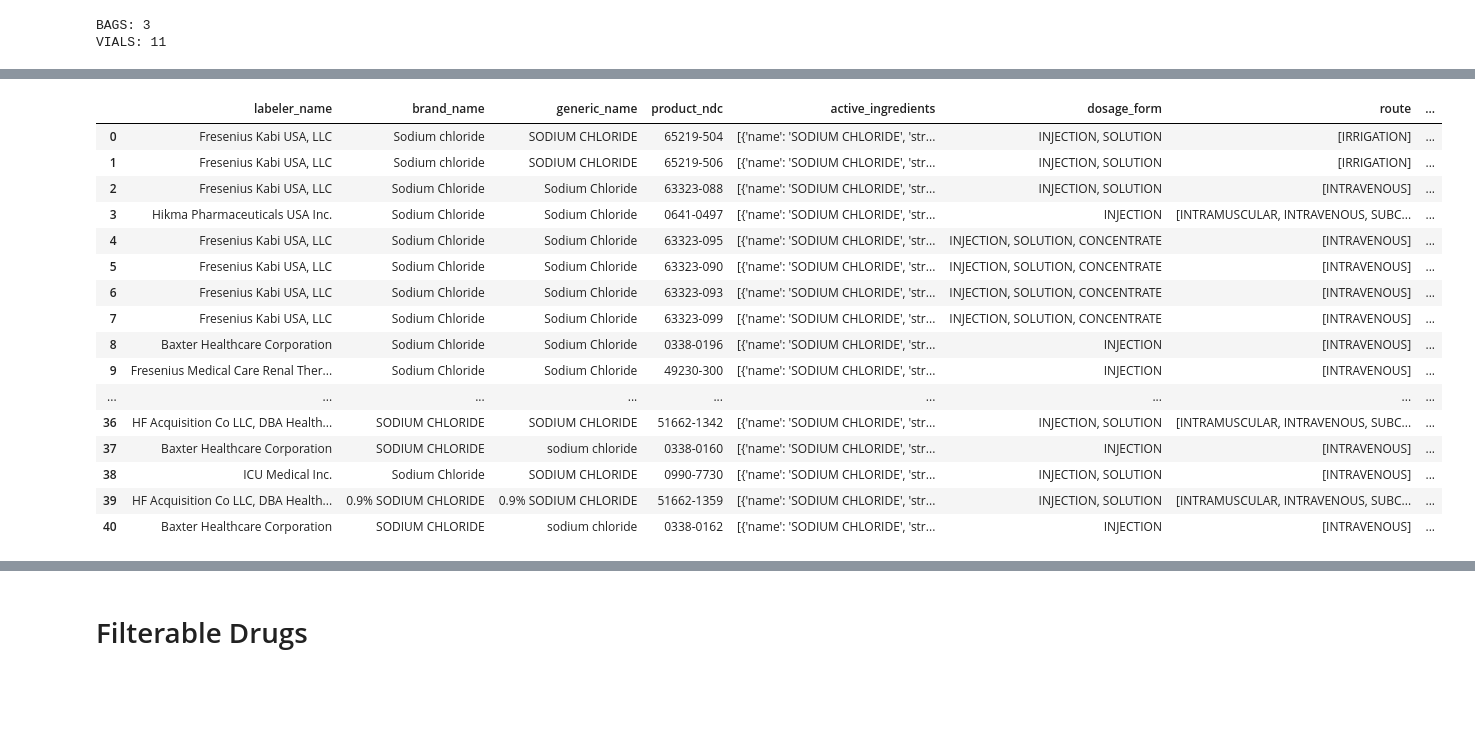
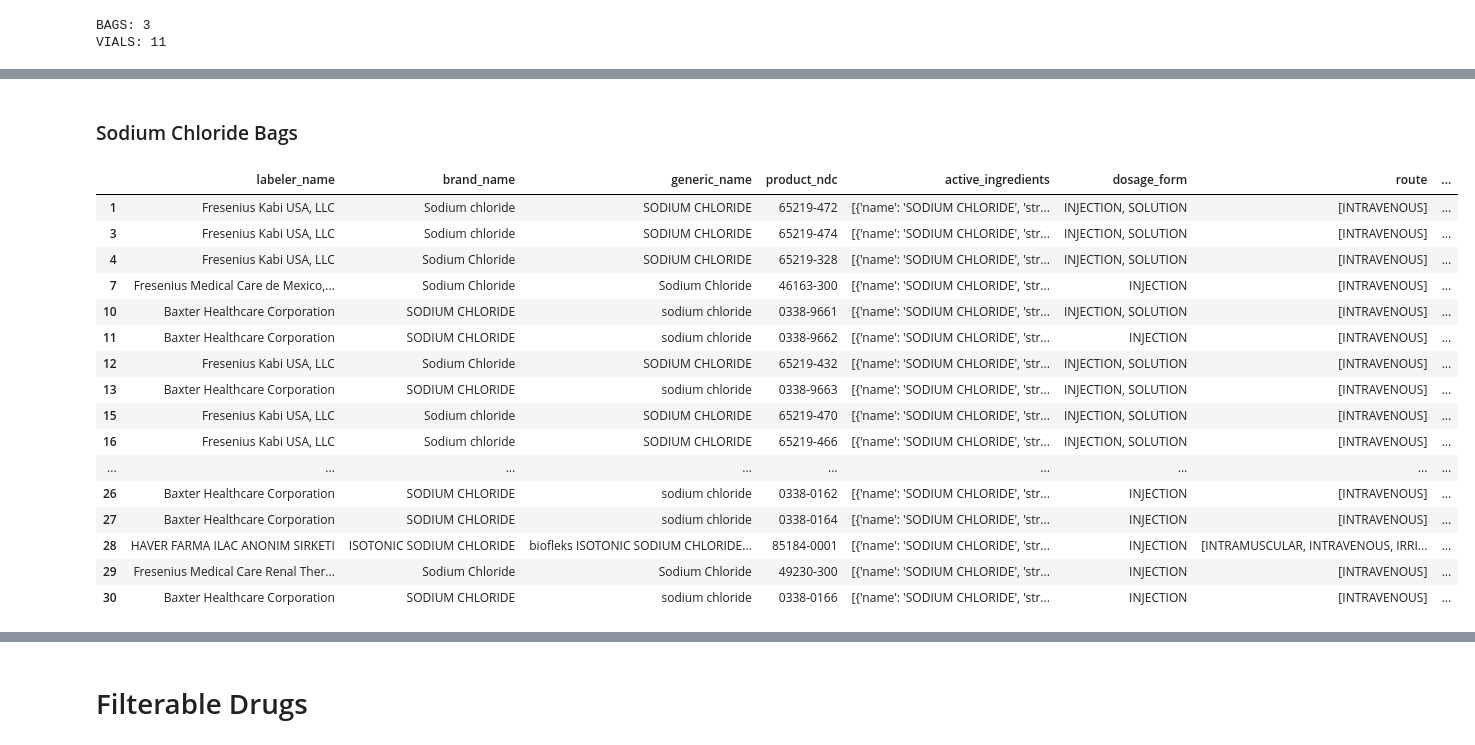
Before and after one commit to jsteinbecker/RxCv, a Jupyter notebook: rxocrpl/sketching.ipynb, the cells around one changed output, grey strips where cells are left out. Saved outputs shown, nothing was run; the diff lists cells and outputs as text; code cells hidden in the pictures; blank space fills up the shorter version.

```diff
--- a/rxocrpl/sketching.ipynb
+++ b/rxocrpl/sketching.ipynb
@@ -153,8 +193,7 @@ def get_product_type(packaging):
 # %%
 from rxocrpl.fda import lookup_generic_name, lookup_ndc_package
 
-kpo4 = lookup_generic_name('potassium phosphates', dosage_form='INJECTION')
-kpo4 = extract_product_type(kpo4)
+kpo4 = lookup_generic_name('potassium phosphates', dosage_form='INJECTION', fetch_rxcui=True)
 JSON(kpo4)
 # %% [output]
 [interactive output not drawn]
@@ -189,11 +245,17 @@ print('VIALS:', jsonata.Jsonata("packaging[$contains(description, 'VIAL')] ~> $c
 BAGS: 3
 VIALS: 11
 # %%
-res = jsonata.Jsonata("$.[labeler_name, [active_ingredients]]").evaluate(kpo4)
+# language=JSONata
+res = jsonata.Jsonata("""$.[
+            labeler_name,
+            product_ndc,
+            route,
+            [active_ingredients]
+      ]""").evaluate(kpo4)
 
 rows = []
 
-for labeler_name, ingredients in res:
+for labeler_name, product_ndc, route, ingredients in res:
       for ing in ingredients:
             s = parse_strength(ing["strength"])  # pint.Quantity
 
@@ -201,7 +263,9 @@ for labeler_name, ingredients in res:
 
             rows.append({
                   "labeler_name": labeler_name,
+                  "product_ndc": product_ndc,
                   "name": ing["name"],
+                  "route": route,
                   "strength": str(s),
                   "str/mL": float(strength_mg_ml.magnitude),
                   "str_unit": str((strength_mg_ml * reg.mL).units),
@@ -230,24 +294,30 @@ df
+# %% [markdown]
+### Sodium Chloride Bags
 # %%
-ns_bag = lookup_generic_name(ingredient_names=['sodium chloride'], dosage_form='INJECTION', max_active_ingredients=1)
-ns_bag = extract_product_type(ns_bag)
+ns_bag = lookup_generic_name(ingredient_names=['sodium chloride'], dosage_form='INJECTION', max_active_ingredients=1,
+                             fetch_rxcui=True)
 df = pd.DataFrame(ns_bag)
-df['product_type'] = df['packaging'].apply(get_product_type)
+df = df[df["product_type"] == 'BAG']
+df['strength'] = df['active_ingredients'].apply(lambda ings: parse_strength(ings[0]['strength']) if ings else None)
+df['strength'] = df['strength'].apply(
+      lambda s: round(s.to("mg/mL"), 6) if s is not None else None
+)
 df
 # %% [output]
 |  | labeler_name | brand_name | generic_name | product_ndc | active_ingredients | dosage_form | route | ... |
-| 0 | Fresenius Kabi USA, LLC | Sodium chloride | SODIUM CHLORIDE | 65219-504 | [{'name': 'SODIUM CHLORIDE', 'str... | INJECTION, SOLUTION | [IRRIGATION] | ... |
-| 1 | Fresenius Kabi USA, LLC | Sodium chloride | SODIUM CHLORIDE | 65219-506 | [{'name': 'SODIUM CHLORIDE', 'str... | INJECTION, SOLUTION | [IRRIGATION] | ... |
-| 2 | Fresenius Kabi USA, LLC | Sodium Chloride | Sodium Chloride | 63323-088 | [{'name': 'SODIUM CHLORIDE', 'str... | INJECTION, SOLUTION | [INTRAVENOUS] | ... |
-| 3 | Hikma Pharmaceuticals USA Inc. | Sodium Chloride | Sodium Chloride | 0641-0497 | [{'name': 'SODIUM CHLORIDE', 'str... | INJECTION | [INTRAMUSCULAR, INTRAVENOUS, SUBC... | ... |
-| 4 | Fresenius Kabi USA, LLC | Sodium Chloride | Sodium Chloride | 63323-095 | [{'name': 'SODIUM CHLORIDE', 'str... | INJECTION, SOLUTION, CONCENTRATE | [INTRAVENOUS] | ... |
-| 5 | Fresenius Kabi USA, LLC | Sodium Chloride | Sodium Chloride | 63323-090 | [{'name': 'SODIUM CHLORIDE', 'str... | INJECTION, SOLUTION, CONCENTRATE | [INTRAVENOUS] | ... |
-| 6 | Fresenius Kabi USA, LLC | Sodium Chloride | Sodium Chloride | 63323-093 | [{'name': 'SODIUM CHLORIDE', 'str... | INJECTION, SOLUTION, CONCENTRATE | [INTRAVENOUS] | ... |
-| 7 | Fresenius Kabi USA, LLC | Sodium Chloride | Sodium Chloride | 63323-099 | [{'name': 'SODIUM CHLORIDE', 'str... | INJECTION, SOLUTION, CONCENTRATE | [INTRAVENOUS] | ... |
-| 8 | Baxter Healthcare Corporation | Sodium Chloride | Sodium Chloride | 0338-0196 | [{'name': 'SODIUM CHLORIDE', 'str... | INJECTION | [INTRAVENOUS] | ... |
-| 9 | Fresenius Medical Care Renal Ther... | Sodium Chloride | Sodium Chloride | 49230-300 | [{'name': 'SODIUM CHLORIDE', 'str... | INJECTION | [INTRAVENOUS] | ... |
+| 1 | Fresenius Kabi USA, LLC | Sodium chloride | SODIUM CHLORIDE | 65219-472 | [{'name': 'SODIUM CHLORIDE', 'str... | INJECTION, SOLUTION | [INTRAVENOUS] | ... |
+| 3 | Fresenius Kabi USA, LLC | Sodium chloride | SODIUM CHLORIDE | 65219-474 | [{'name': 'SODIUM CHLORIDE', 'str... | INJECTION, SOLUTION | [INTRAVENOUS] | ... |
+| 4 | Fresenius Kabi USA, LLC | Sodium Chloride | SODIUM CHLORIDE | 65219-328 | [{'name': 'SODIUM CHLORIDE', 'str... | INJECTION, SOLUTION | [INTRAVENOUS] | ... |
+| 7 | Fresenius Medical Care de Mexico,... | Sodium Chloride | Sodium Chloride | 46163-300 | [{'name': 'SODIUM CHLORIDE', 'str... | INJECTION | [INTRAVENOUS] | ... |
+| 10 | Baxter Healthcare Corporation | SODIUM CHLORIDE | sodium chloride | 0338-9661 | [{'name': 'SODIUM CHLORIDE', 'str... | INJECTION, SOLUTION | [INTRAVENOUS] | ... |
+| 11 | Baxter Healthcare Corporation | SODIUM CHLORIDE | sodium chloride | 0338-9662 | [{'name': 'SODIUM CHLORIDE', 'str... | INJECTION | [INTRAVENOUS] | ... |
+| 12 | Fresenius Kabi USA, LLC | Sodium Chloride | SODIUM CHLORIDE | 65219-432 | [{'name': 'SODIUM CHLORIDE', 'str... | INJECTION, SOLUTION | [INTRAVENOUS] | ... |
+| 13 | Baxter Healthcare Corporation | SODIUM CHLORIDE | sodium chloride | 0338-9663 | [{'name': 'SODIUM CHLORIDE', 'str... | INJECTION, SOLUTION | [INTRAVENOUS] | ... |
+| 15 | Fresenius Kabi USA, LLC | Sodium chloride | SODIUM CHLORIDE | 65219-470 | [{'name': 'SODIUM CHLORIDE', 'str... | INJECTION, SOLUTION | [INTRAVENOUS] | ... |
+| 16 | Fresenius Kabi USA, LLC | Sodium chloride | SODIUM CHLORIDE | 65219-466 | [{'name': 'SODIUM CHLORIDE', 'str... | INJECTION, SOLUTION | [INTRAVENOUS] | ... |
 | ... | ... | ... | ... | ... | ... | ... | ... | ... |
-| 36 | HF Acquisition Co LLC, DBA Health... | SODIUM CHLORIDE | SODIUM CHLORIDE | 51662-1342 | [{'name': 'SODIUM CHLORIDE', 'str... | INJECTION, SOLUTION | [INTRAMUSCULAR, INTRAVENOUS, SUBC... | ... |
-| 37 | Baxter Healthcare Corporation | SODIUM CHLORIDE | sodium chloride | 0338-0160 | [{'name': 'SODIUM CHLORIDE', 'str... | INJECTION | [INTRAVENOUS] | ... |
-| 38 | ICU Medical Inc. | Sodium Chloride | SODIUM CHLORIDE | 0990-7730 | [{'name': 'SODIUM CHLORIDE', 'str... | INJECTION, SOLUTION | [INTRAVENOUS] | ... |
-| 39 | HF Acquisition Co LLC, DBA Health... | 0.9% SODIUM CHLORIDE | 0.9% SODIUM CHLORIDE | 51662-1359 | [{'name': 'SODIUM CHLORIDE', 'str... | INJECTION, SOLUTION | [INTRAMUSCULAR, INTRAVENOUS, SUBC... | ... |
-| 40 | Baxter Healthcare Corporation | SODIUM CHLORIDE | sodium chloride | 0338-0162 | [{'name': 'SODIUM CHLORIDE', 'str... | INJECTION | [INTRAVENOUS] | ... |
+| 26 | Baxter Healthcare Corporation | SODIUM CHLORIDE | sodium chloride | 0338-0162 | [{'name': 'SODIUM CHLORIDE', 'str... | INJECTION | [INTRAVENOUS] | ... |
+| 27 | Baxter Healthcare Corporation | SODIUM CHLORIDE | sodium chloride | 0338-0164 | [{'name': 'SODIUM CHLORIDE', 'str... | INJECTION | [INTRAVENOUS] | ... |
+| 28 | HAVER FARMA ILAC ANONIM SIRKETI | ISOTONIC SODIUM CHLORIDE | biofleks ISOTONIC SODIUM CHLORIDE... | 85184-0001 | [{'name': 'SODIUM CHLORIDE', 'str... | INJECTION | [INTRAMUSCULAR, INTRAVENOUS, IRRI... | ... |
+| 29 | Fresenius Medical Care Renal Ther... | Sodium Chloride | Sodium Chloride | 49230-300 | [{'name': 'SODIUM CHLORIDE', 'str... | INJECTION | [INTRAVENOUS] | ... |
+| 30 | Baxter Healthcare Corporation | SODIUM CHLORIDE | sodium chloride | 0338-0166 | [{'name': 'SODIUM CHLORIDE', 'str... | INJECTION | [INTRAVENOUS] | ... |
```
Also changed, not shown: parts of 19 cells of this notebook, 16 other files.
